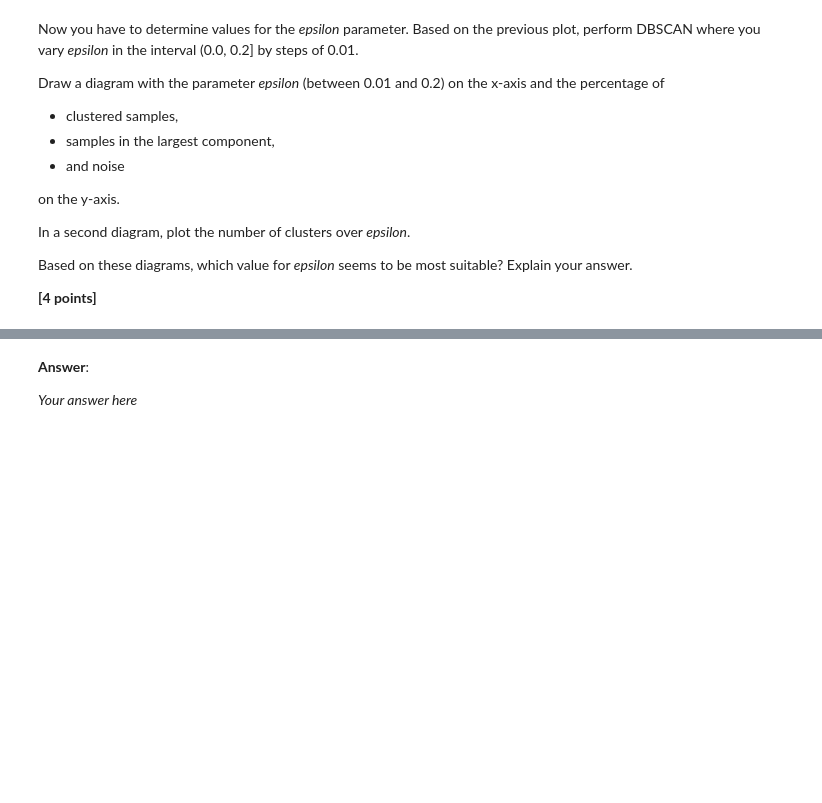
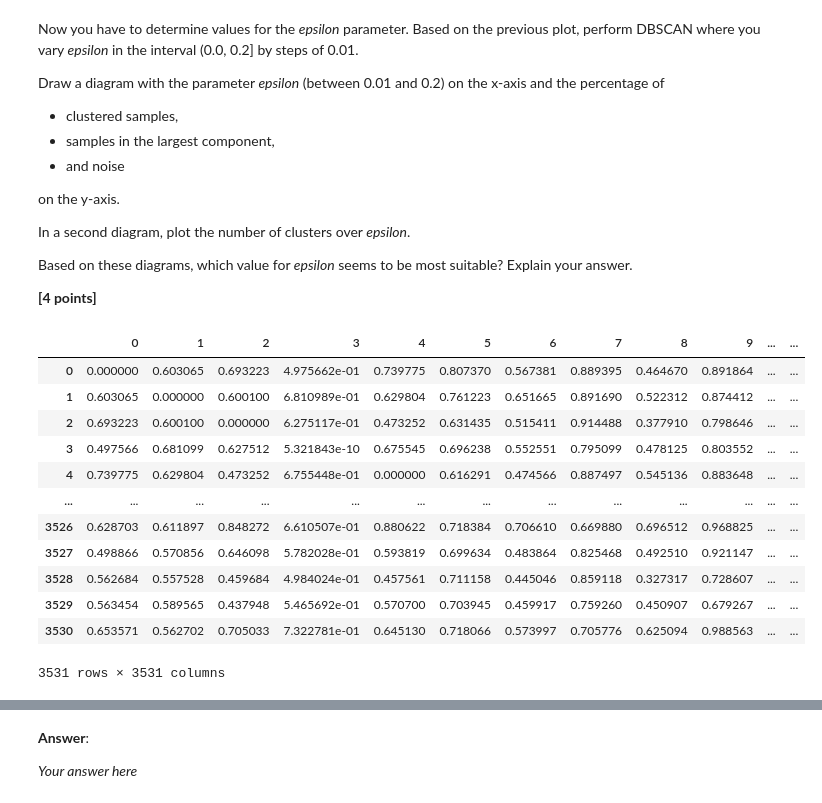
Before and after one commit to sillyduckyluck/IDS_Winning_team, a Jupyter notebook: Part_1/IDS_WS23_Assignment_part_1-student.ipynb, the cells around one changed output, grey strips where cells are left out. Saved outputs shown, nothing was run; the diff lists cells and outputs as text; code cells hidden in the pictures; blank space fills up the shorter version.

```diff
--- a/Part_1/IDS_WS23_Assignment_part_1-student.ipynb
+++ b/Part_1/IDS_WS23_Assignment_part_1-student.ipynb
@@ -605,0 +712,16 @@ Based on these diagrams, which value for *epsilon* seems to be most suitable? Ex
+# %%
+display(distance_matrix_df)
+# %% [output]
+|  | 0 | 1 | 2 | 3 | 4 | 5 | 6 | 7 | 8 | 9 | ... | ... |
+| 0 | 0.000000 | 0.603065 | 0.693223 | 4.975662e-01 | 0.739775 | 0.807370 | 0.567381 | 0.889395 | 0.464670 | 0.891864 | ... | ... |
+| 1 | 0.603065 | 0.000000 | 0.600100 | 6.810989e-01 | 0.629804 | 0.761223 | 0.651665 | 0.891690 | 0.522312 | 0.874412 | ... | ... |
+| 2 | 0.693223 | 0.600100 | 0.000000 | 6.275117e-01 | 0.473252 | 0.631435 | 0.515411 | 0.914488 | 0.377910 | 0.798646 | ... | ... |
+| 3 | 0.497566 | 0.681099 | 0.627512 | 5.321843e-10 | 0.675545 | 0.696238 | 0.552551 | 0.795099 | 0.478125 | 0.803552 | ... | ... |
+| 4 | 0.739775 | 0.629804 | 0.473252 | 6.755448e-01 | 0.000000 | 0.616291 | 0.474566 | 0.887497 | 0.545136 | 0.883648 | ... | ... |
+| ... | ... | ... | ... | ... | ... | ... | ... | ... | ... | ... | ... | ... |
+| 3526 | 0.628703 | 0.611897 | 0.848272 | 6.610507e-01 | 0.880622 | 0.718384 | 0.706610 | 0.669880 | 0.696512 | 0.968825 | ... | ... |
+| 3527 | 0.498866 | 0.570856 | 0.646098 | 5.782028e-01 | 0.593819 | 0.699634 | 0.483864 | 0.825468 | 0.492510 | 0.921147 | ... | ... |
+| 3528 | 0.562684 | 0.557528 | 0.459684 | 4.984024e-01 | 0.457561 | 0.711158 | 0.445046 | 0.859118 | 0.327317 | 0.728607 | ... | ... |
+| 3529 | 0.563454 | 0.589565 | 0.437948 | 5.465692e-01 | 0.570700 | 0.703945 | 0.459917 | 0.759260 | 0.450907 | 0.679267 | ... | ... |
+| 3530 | 0.653571 | 0.562702 | 0.705033 | 7.322781e-01 | 0.645130 | 0.718066 | 0.573997 | 0.705776 | 0.625094 | 0.988563 | ... | ... |
+3531 rows × 3531 columns
```
Also changed, not shown: parts of 27 cells of this notebook.
